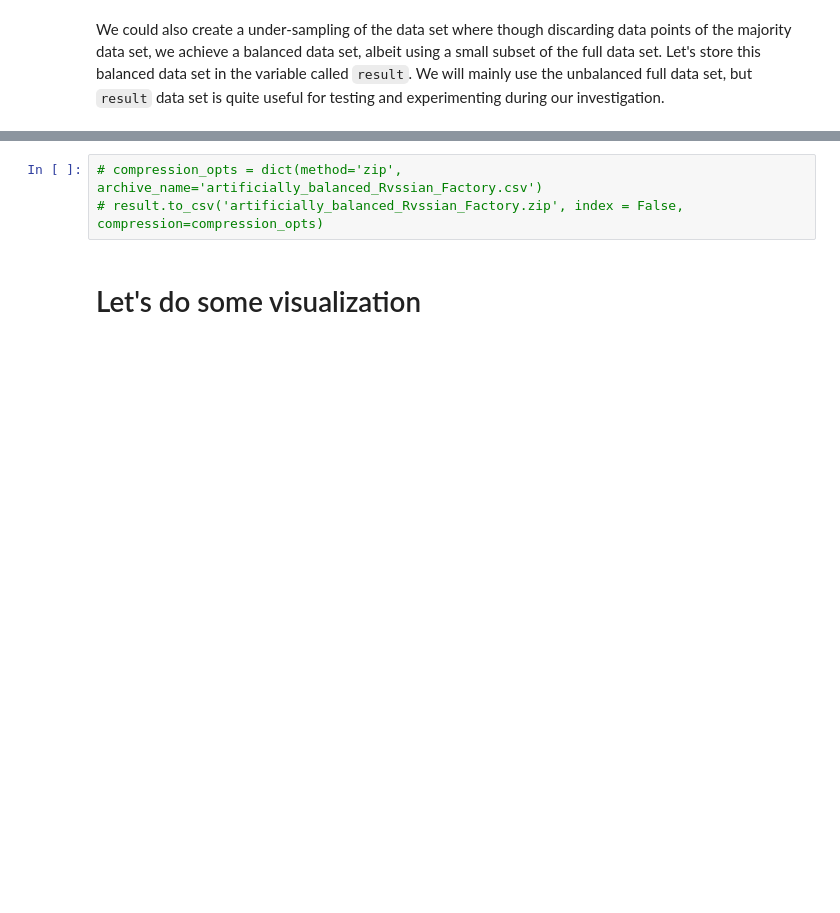
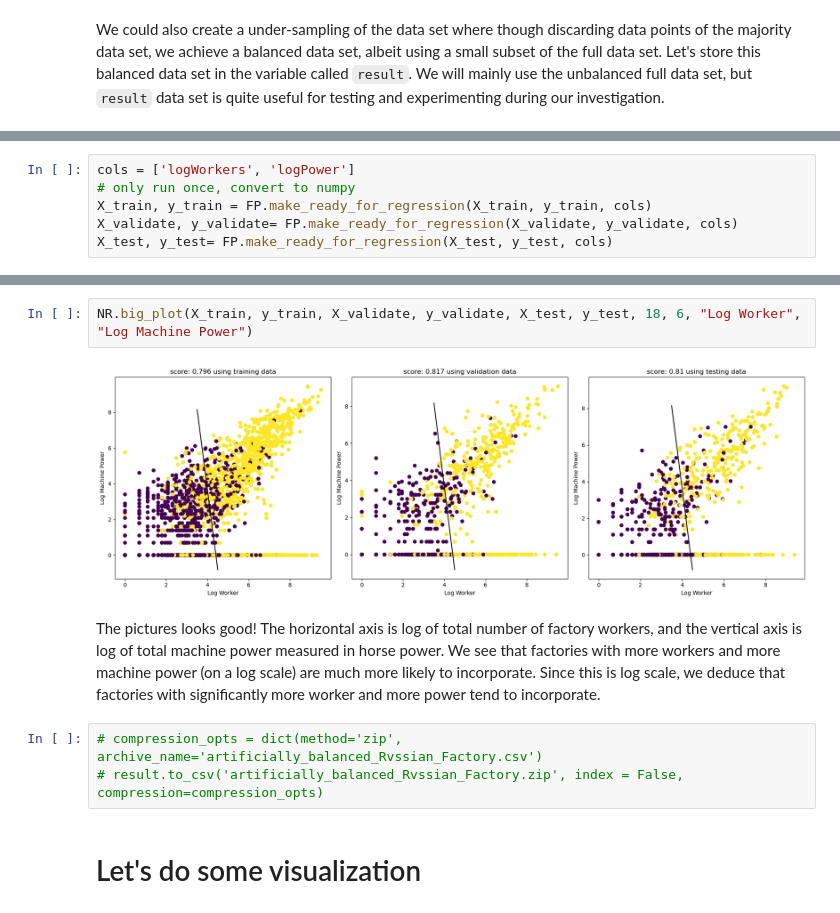
Before and after one commit to Xianzhiwang1/Leet-Code-Project, a Jupyter notebook: posts/final-blog-post/index.ipynb, the cells around one changed output, grey strips where cells are left out. Saved outputs shown, nothing was run; the diff lists cells and outputs as text; blank space fills up the shorter version.

```diff
--- a/posts/final-blog-post/index.ipynb
+++ b/posts/final-blog-post/index.ipynb
@@ -120,0 +121,6 @@ result['Form'].mean()
+# %%
+cols = ['logWorkers', 'logPower']
+# only run once, convert to numpy
+X_train, y_train = FP.make_ready_for_regression(X_train, y_train, cols)
+X_validate, y_validate= FP.make_ready_for_regression(X_validate, y_validate, cols)
+X_test, y_test= FP.make_ready_for_regression(X_test, y_test, cols)
@@ -121,3 +153,9 @@ result['Form'].mean()
+# %%
+NR.big_plot(X_train, y_train, X_validate, y_validate, X_test, y_test, 18, 6, "Log Worker", "Log Machine Power")
+# %% [output]
+[figure, added]
+# %% [markdown]
+The pictures looks good! The horizontal axis is log of total number of factory workers, and the vertical axis is log of total machine power measured in horse power. We see that factories with more workers and more machine power (on a log scale) are much more likely to incorporate. Since this is log scale, we deduce that factories with significantly more worker and more power tend to incorporate.
 # %%
 # compression_opts = dict(method='zip', archive_name='artificially_balanced_Rvssian_Factory.csv')
 # result.to_csv('artificially_balanced_Rvssian_Factory.zip', index = False, compression=compression_opts)
```
Also changed, not shown: parts of 80 cells of this notebook, 3 other files.
